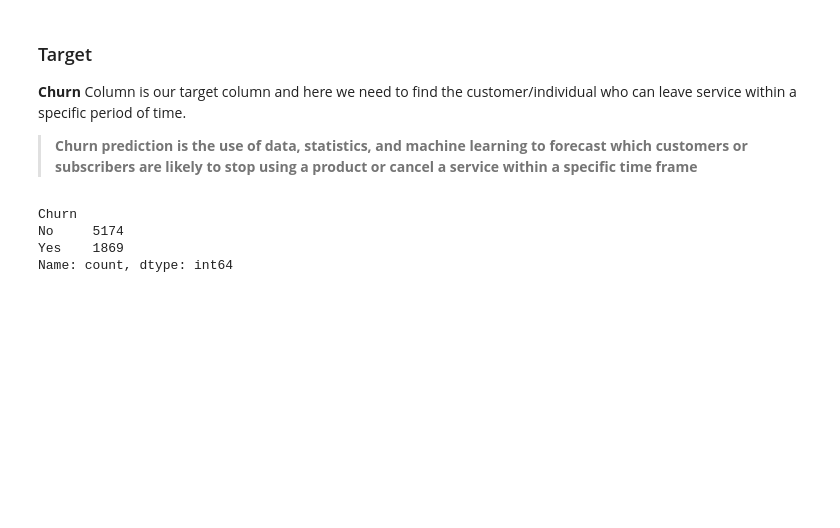
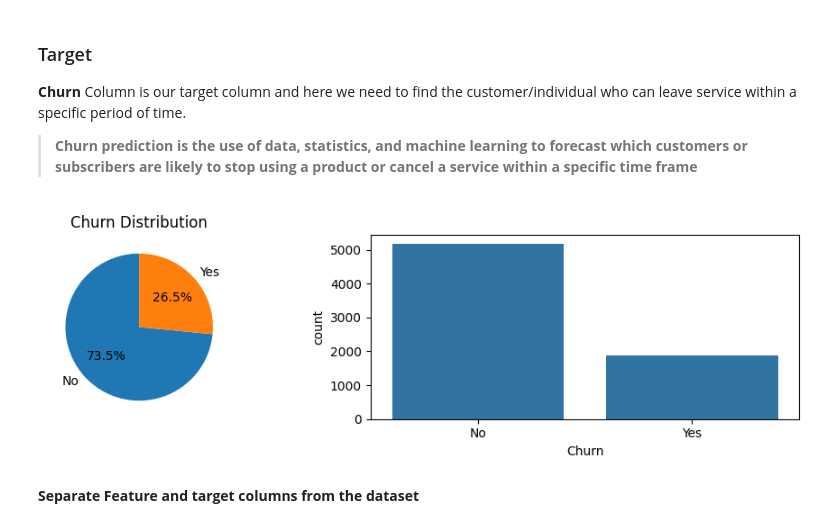
Before and after one commit to sudiptoshahin/customer-churn-pred, a Jupyter notebook: notebooks/main.ipynb, the cells around one changed output. Saved outputs shown, nothing was run; the diff lists cells and outputs as text; code cells hidden in the pictures; blank space fills up the shorter version.

Commit message:
data exploration

```diff
--- a/notebooks/main.ipynb
+++ b/notebooks/main.ipynb
@@ -66,9 +78,20 @@ __Churn__ Column is our target column and here we need to find the customer/indi
 
 >__Churn prediction is the use of data, statistics, and machine learning to forecast which customers or subscribers are likely to stop using a product or cancel a service within a specific time frame__
 # %%
-df['Churn'].value_counts()
+churn_counts = df['Churn'].value_counts()
+
+fig, axes = plt.subplots(1, 2, figsize=(10, 3))
+
+axes[0].pie(churn_counts,
+            labels=churn_counts.index,
+            autopct='%1.1f%%',
+            startangle=90)
+axes[0].set_title('Churn Distribution')
+
+sns.countplot(data=df, x='Churn', ax=axes[1])
+fig.tight_layout()
+plt.show()
 # %% [output]
-Churn
-No     5174
-Yes    1869
-Name: count, dtype: int64
+[figure, added]
+# %% [markdown]
+__Separate Feature and target columns from the dataset__
```
Also changed, not shown: parts of 9 cells of this notebook.
